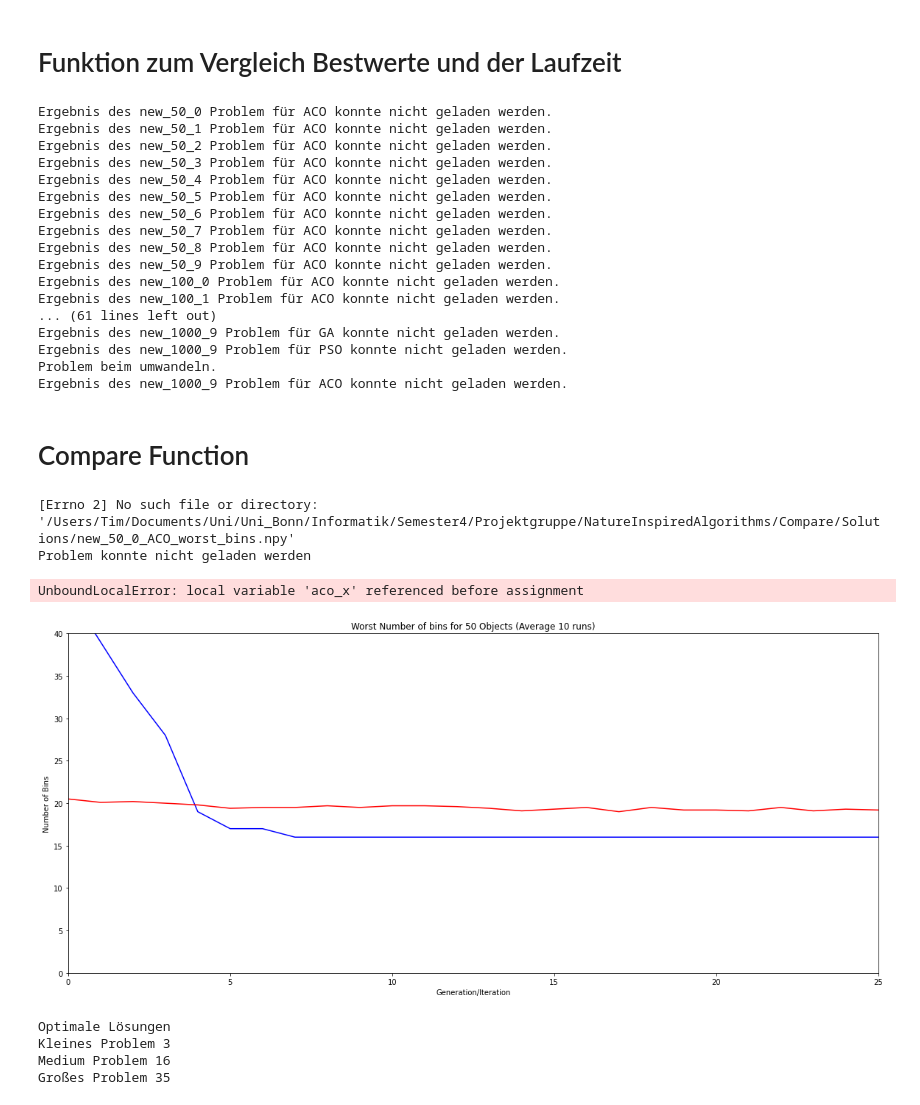
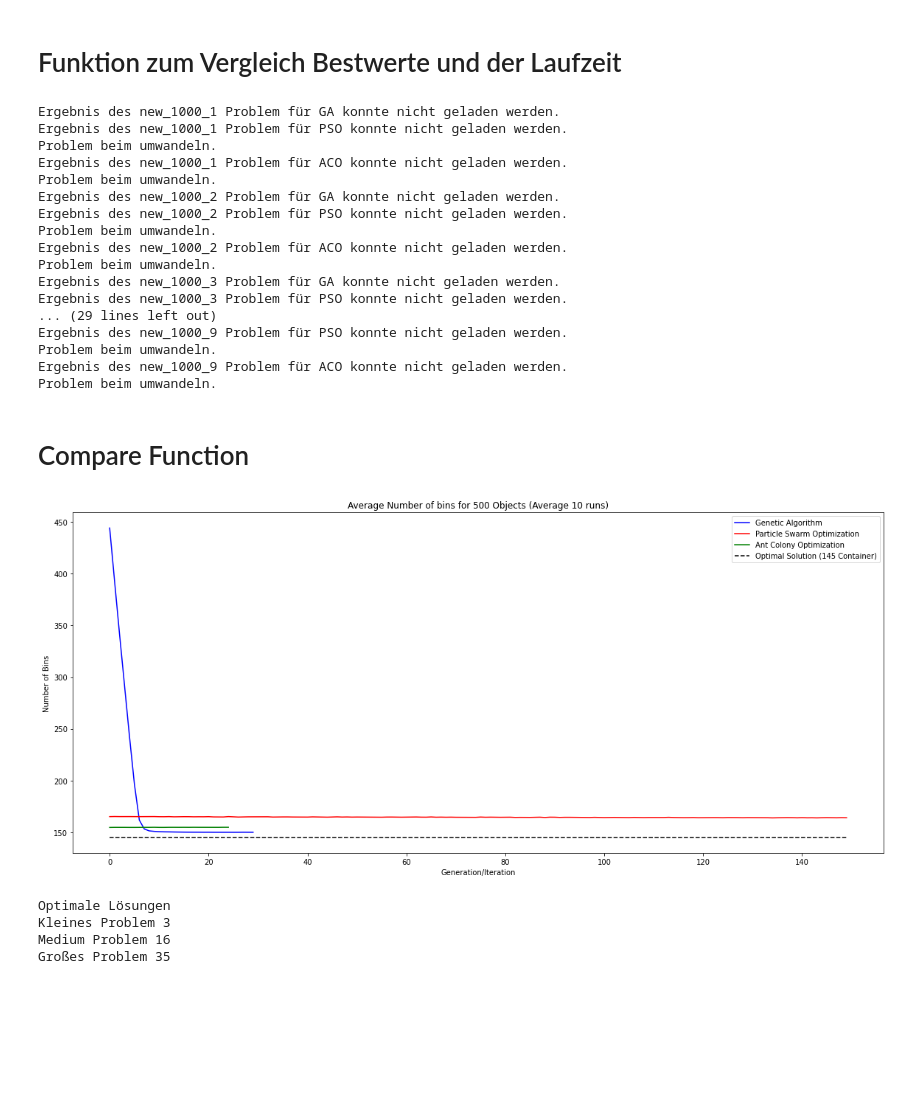
Before and after one commit to schtim/NatureInspiredAlgorithms_Code, a Jupyter notebook: Compare/Compare.ipynb, the cells around one changed output. Cells and saved outputs as stored; diff of their text form; code cells hidden in the pictures; blank space fills up the shorter version.

```diff
--- a/Compare/Compare.ipynb
+++ b/Compare/Compare.ipynb
@@ -57,26 +57,26 @@ def write_best_results_and_runtime(filepath):
                     res_file.write(res_string+ '\n')
                 res_file.write('---------------------------------------------------------------------------\n')
                 res_file.write('\n')
-# %%
-write_best_results_and_runtime('res.txt')
-# %% [output]
-Ergebnis des new_50_0 Problem für ACO konnte nicht geladen werden.
-Ergebnis des new_50_1 Problem für ACO konnte nicht geladen werden.
-Ergebnis des new_50_2 Problem für ACO konnte nicht geladen werden.
-Ergebnis des new_50_3 Problem für ACO konnte nicht geladen werden.
-Ergebnis des new_50_4 Problem für ACO konnte nicht geladen werden.
-Ergebnis des new_50_5 Problem für ACO konnte nicht geladen werden.
-Ergebnis des new_50_6 Problem für ACO konnte nicht geladen werden.
-Ergebnis des new_50_7 Problem für ACO konnte nicht geladen werden.
-Ergebnis des new_50_8 Problem für ACO konnte nicht geladen werden.
-Ergebnis des new_50_9 Problem für ACO konnte nicht geladen werden.
-Ergebnis des new_100_0 Problem für ACO konnte nicht geladen werden.
-Ergebnis des new_100_1 Problem für ACO konnte nicht geladen werden.
-... (61 lines left out)
-Ergebnis des new_1000_9 Problem für GA konnte nicht geladen werden.
-Ergebnis des new_1000_9 Problem für PSO konnte nicht geladen werden.
-Problem beim umwandeln.
-Ergebnis des new_1000_9 Problem für ACO konnte nicht geladen werden.
+# %%
+write_best_results_and_runtime(os.path.dirname(os.path.abspath(''))+'/Compare/Solutions/compare.txt')
+# %% [output]
+Ergebnis des new_1000_1 Problem für GA konnte nicht geladen werden.
+Ergebnis des new_1000_1 Problem für PSO konnte nicht geladen werden.
+Problem beim umwandeln.
+Ergebnis des new_1000_1 Problem für ACO konnte nicht geladen werden.
+Problem beim umwandeln.
+Ergebnis des new_1000_2 Problem für GA konnte nicht geladen werden.
+Ergebnis des new_1000_2 Problem für PSO konnte nicht geladen werden.
+Problem beim umwandeln.
+Ergebnis des new_1000_2 Problem für ACO konnte nicht geladen werden.
+Problem beim umwandeln.
+Ergebnis des new_1000_3 Problem für GA konnte nicht geladen werden.
+Ergebnis des new_1000_3 Problem für PSO konnte nicht geladen werden.
+... (29 lines left out)
+Ergebnis des new_1000_9 Problem für PSO konnte nicht geladen werden.
+Problem beim umwandeln.
+Ergebnis des new_1000_9 Problem für ACO konnte nicht geladen werden.
+Problem beim umwandeln.
 # %% [markdown]
 # Compare Function
 # %%
@@ -103,7 +103,7 @@ def plot_problem(size, number, type, xlim = None, ylim = None):
             ga_x = np.arange(len(ga_vals))
             pso_vals = np.average(np.load(os.path.join(path,f'Solutions/new_{size}_{number}_PSO_average_bins.npy')),0)
             pso_x = np.arange(len(pso_vals))
-            aco_vals = np.average(np.load(os.path.join(path,f'Solutions/new_{size}_{number}_ACO_average_bins.npy')))
+            aco_vals = np.average(np.load(os.path.join(path,f'Solutions/new_{size}_{number}_ACO_average_bins.npy')),0)
             aco_x = np.arange(len(aco_vals))
         except Exception as e:
             print(e)
@@ -115,7 +115,7 @@ def plot_problem(size, number, type, xlim = None, ylim = None):
             ga_x = np.arange(len(ga_vals))
             pso_vals = np.average(np.load(os.path.join(path,f'Solutions/new_{size}_{number}_PSO_best_bins.npy')),0)
             pso_x = np.arange(len(pso_vals))
-            aco_vals = np.average(np.load(os.path.join(path,f'Solutions/new_{size}_{number}_ACO_best_bins.npy')))
+            aco_vals = np.average(np.load(os.path.join(path,f'Solutions/new_{size}_{number}_ACO_best_bins.npy')),0)
             aco_x = np.arange(len(aco_vals))
         except Exception as e:
             print(e)
@@ -126,7 +126,7 @@ def plot_problem(size, number, type, xlim = None, ylim = None):
             ga_x = np.arange(len(ga_vals))
             pso_vals = np.average(np.load(os.path.join(path,f'Solutions/new_{size}_{number}_PSO_worst_bins.npy')),0)
             pso_x = np.arange(len(pso_vals))
-            aco_vals = np.average(np.load(os.path.join(path,f'Solutions/new_{size}_{number}_ACO_worst_bins.npy')))
+            aco_vals = np.average(np.load(os.path.join(path,f'Solutions/new_{size}_{number}_ACO_worst_bins.npy')),0)
             aco_x = np.arange(len(aco_vals))
         except Exception as e:
             print(e)
@@ -152,12 +152,9 @@ def plot_problem(size, number, type, xlim = None, ylim = None):
     ax.legend()
     plt.show()
 # %%
-plot_problem(50, 0, 'Worst')
+plot_problem(500, 0, 'Average')
 # %% [output]
-[Errno 2] No such file or directory: '/Users/Tim/Documents/Uni/Uni_Bonn/Informatik/Semester4/Projektgruppe/NatureInspiredAlgorithms/Compare/Solutions/new_50_0_ACO_worst_bins.npy'
-Problem konnte nicht geladen werden
-UnboundLocalError: local variable 'aco_x' referenced before assignment
-[figure, old version]
+[figure, new version]
 # %%
 # lade die Probleme (klassisch)
 # small problem
```
Also changed, not shown: parts of 1 cell of this notebook.
